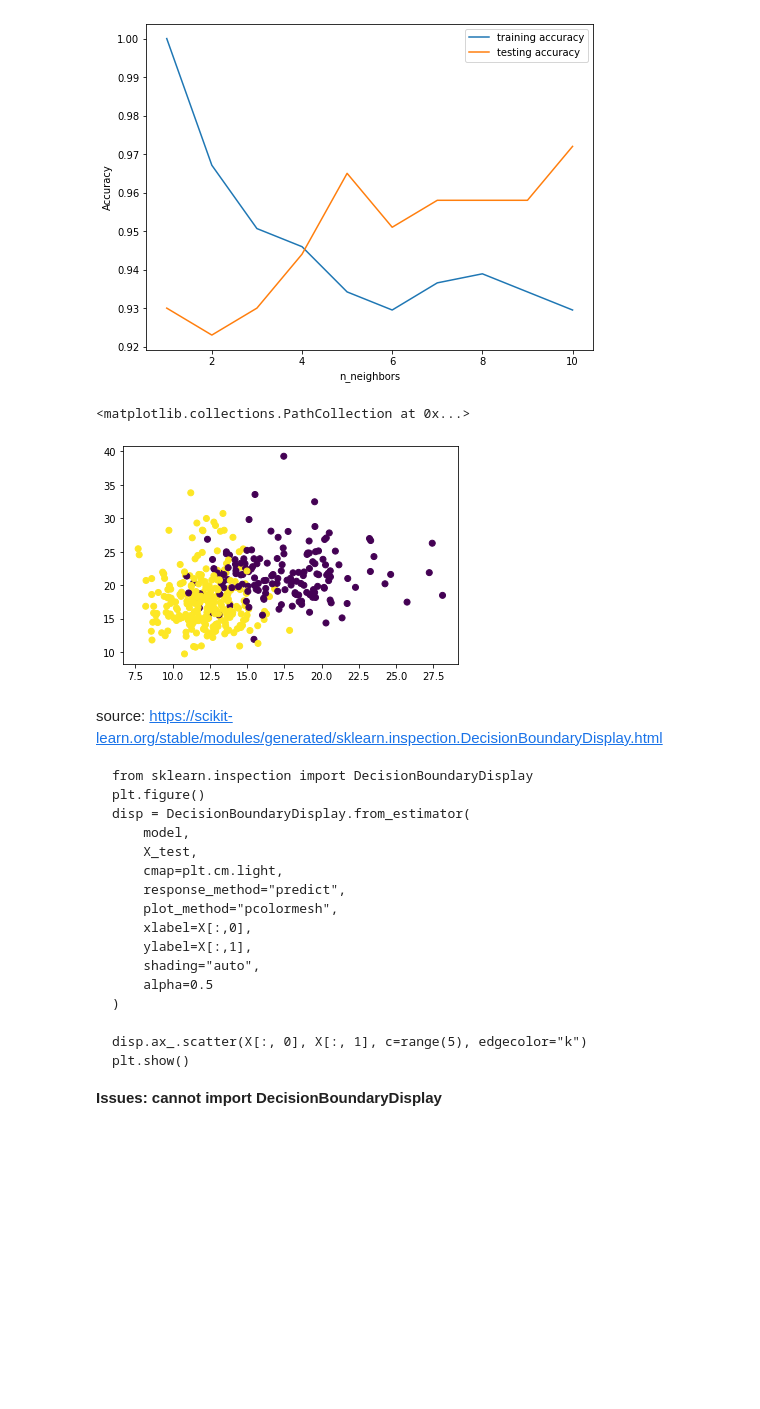
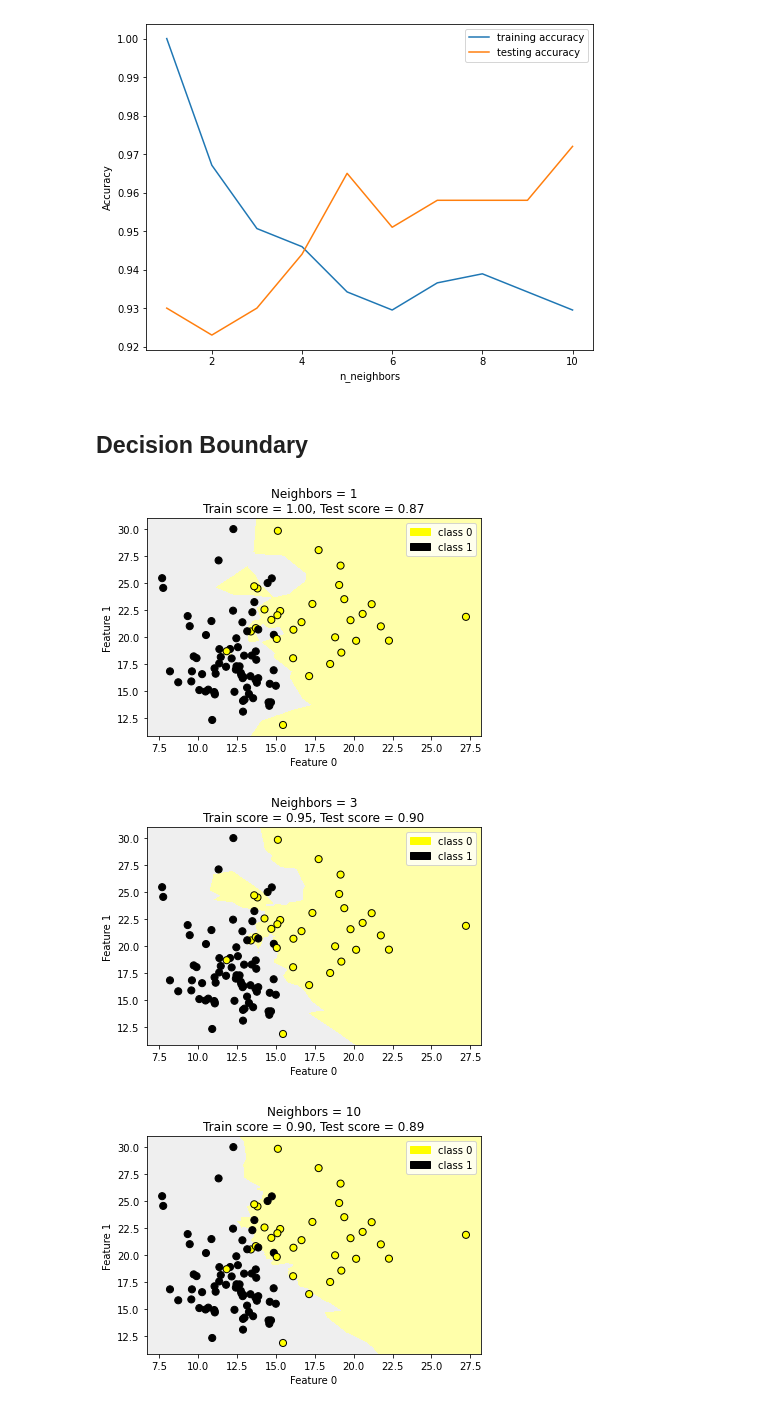
Before and after one commit to PengJuan-AI/Machine-Learning-Posts-and-Certificates, a Jupyter notebook: CSDN_posts/notebooks/knn.ipynb, the cells around one changed output. Drawn from its saved outputs; the diff is of its cells as text; code cells hidden in the pictures; blank space fills up the shorter version.

````diff
--- a/CSDN_posts/notebooks/knn.ipynb
+++ b/CSDN_posts/notebooks/knn.ipynb
@@ -52,30 +52,3 @@ plt.legend()
 # %% [output]
 <matplotlib.legend.Legend at 0x...>
 [figure]
-# %%
-import matplotlib.pyplot as plt
-plt.scatter(X_train[:, 0], X_train[:, 1], c=y_train)
-# %% [output]
-<matplotlib.collections.PathCollection at 0x...>
-[figure, removed]
-# %% [markdown]
-source: https://scikit-learn.org/stable/modules/generated/sklearn.inspection.DecisionBoundaryDisplay.html
-```
-from sklearn.inspection import DecisionBoundaryDisplay
-plt.figure()
-disp = DecisionBoundaryDisplay.from_estimator(
-    model,
-    X_test,
-    cmap=plt.cm.light,
-    response_method="predict",
-    plot_method="pcolormesh",
-    xlabel=X[:,0],
-    ylabel=X[:,1],
-    shading="auto",
-    alpha=0.5
-)
-
-disp.ax_.scatter(X[:, 0], X[:, 1], c=range(5), edgecolor="k")
-plt.show()
-```
-**Issues: cannot import DecisionBoundaryDisplay**
@@ -86,0 +55,2 @@ plot_decision_boundary(model, X_test, y_test, padding=0.5)
+# %% [markdown]
+## Decision Boundary
@@ -86,0 +112,10 @@ plot_decision_boundary(model, X_test, y_test, padding=0.5)
+# %%
+cancer_data = load_breast_cancer()
+X_train, X_test, y_train, y_test = train_test_split(cancer_data.data, cancer_data.target, random_state=42)
+
+for neighbor in [1,3,10]:
+    plot_two_class_knn(X_train[:100,:2],y_train[:100], neighbor, X_test[:100,:2], y_test[:100])
+# %% [output]
+[figure, added]
+[figure, added]
+[figure, added]
````
Also changed, not shown: parts of 7 cells of this notebook, 5 other files.
